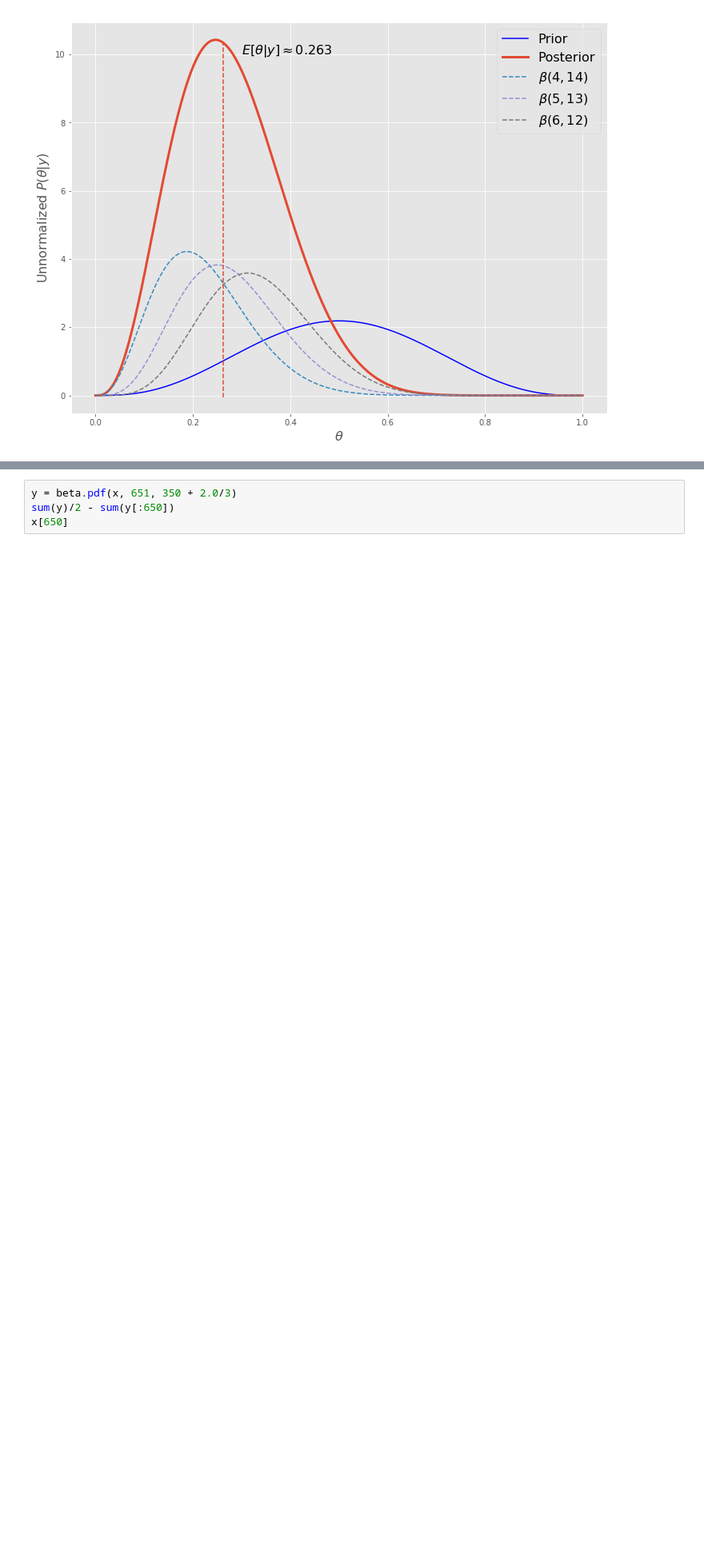
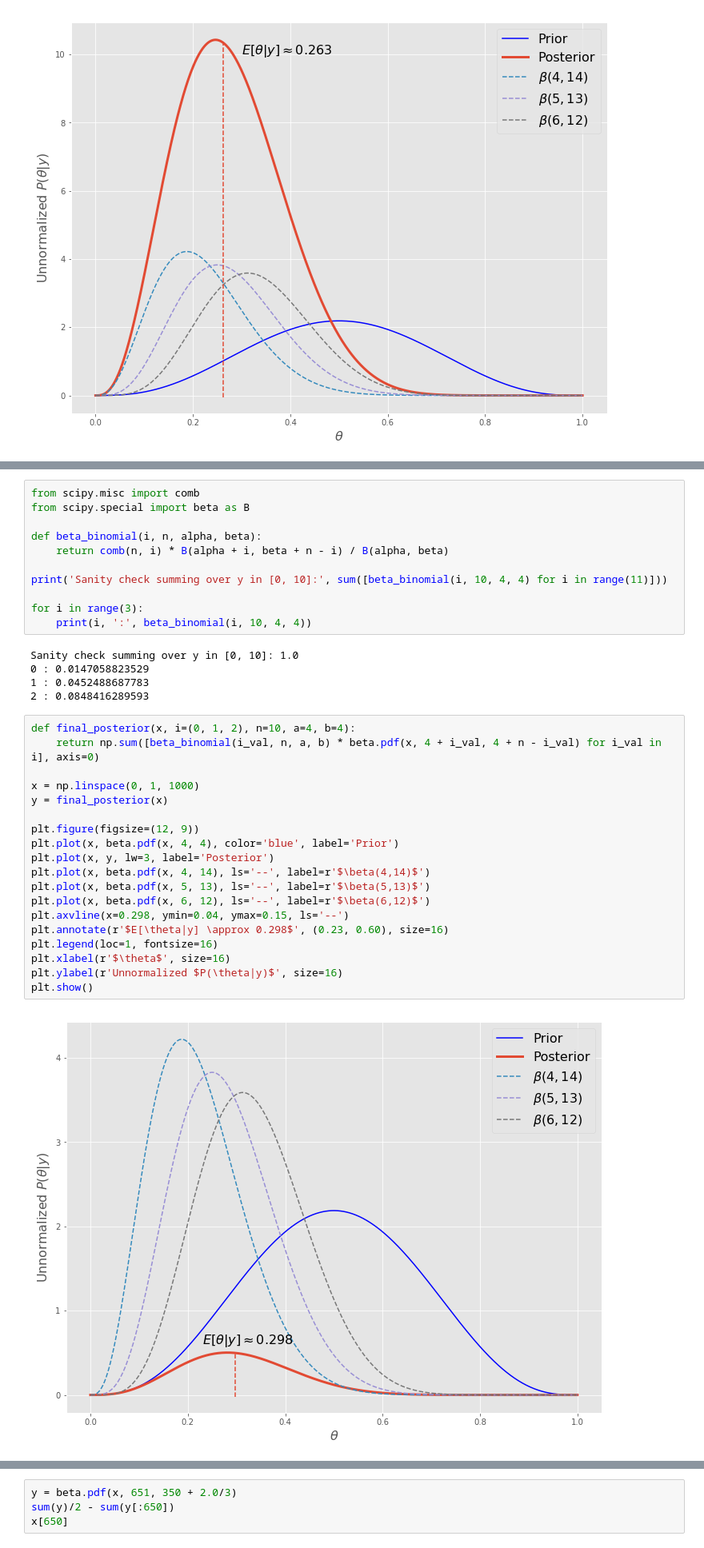
Before and after one commit to guydav/minerva, a Jupyter notebook: notebooks/CS146/1.2 Binomial posterior.ipynb, the cells around one changed output, grey strips where cells are left out. Shown: that part at 80% size. Saved outputs shown, nothing was run; the diff lists cells and outputs as text; blank space fills up the shorter version.

```diff
--- a/notebooks/CS146/1.2 Binomial posterior.ipynb
+++ b/notebooks/CS146/1.2 Binomial posterior.ipynb
@@ -33 +54,38 @@ plt.show()
+# %%
+from scipy.misc import comb
+from scipy.special import beta as B
+
+def beta_binomial(i, n, alpha, beta):
+    return comb(n, i) * B(alpha + i, beta + n - i) / B(alpha, beta)
+
+print('Sanity check summing over y in [0, 10]:', sum([beta_binomial(i, 10, 4, 4) for i in range(11)]))
+
+for i in range(3):
+    print(i, ':', beta_binomial(i, 10, 4, 4))
+# %% [output]
+Sanity check summing over y in [0, 10]: 1.0
+0 : 0.0147058823529
+1 : 0.0452488687783
+2 : 0.0848416289593
+# %%
+def final_posterior(x, i=(0, 1, 2), n=10, a=4, b=4):
+    return np.sum([beta_binomial(i_val, n, a, b) * beta.pdf(x, 4 + i_val, 4 + n - i_val) for i_val in i], axis=0)
+
+x = np.linspace(0, 1, 1000)
+y = final_posterior(x)
+
+plt.figure(figsize=(12, 9))
+plt.plot(x, beta.pdf(x, 4, 4), color='blue', label='Prior')
+plt.plot(x, y, lw=3, label='Posterior')
+plt.plot(x, beta.pdf(x, 4, 14), ls='--', label=r'$\beta(4,14)$')
+plt.plot(x, beta.pdf(x, 5, 13), ls='--', label=r'$\beta(5,13)$')
+plt.plot(x, beta.pdf(x, 6, 12), ls='--', label=r'$\beta(6,12)$')
+plt.axvline(x=0.298, ymin=0.04, ymax=0.15, ls='--')
+plt.annotate(r'$E[\theta|y] \approx 0.298$', (0.23, 0.60), size=16)
+plt.legend(loc=1, fontsize=16)
+plt.xlabel(r'$\theta$', size=16)
+plt.ylabel(r'Unnormalized $P(\theta|y)$', size=16)
+plt.show()
+# %% [output]
+[figure, added]
 # %%
```
Also changed, not shown: parts of 3 cells of this notebook, 4 other files.
